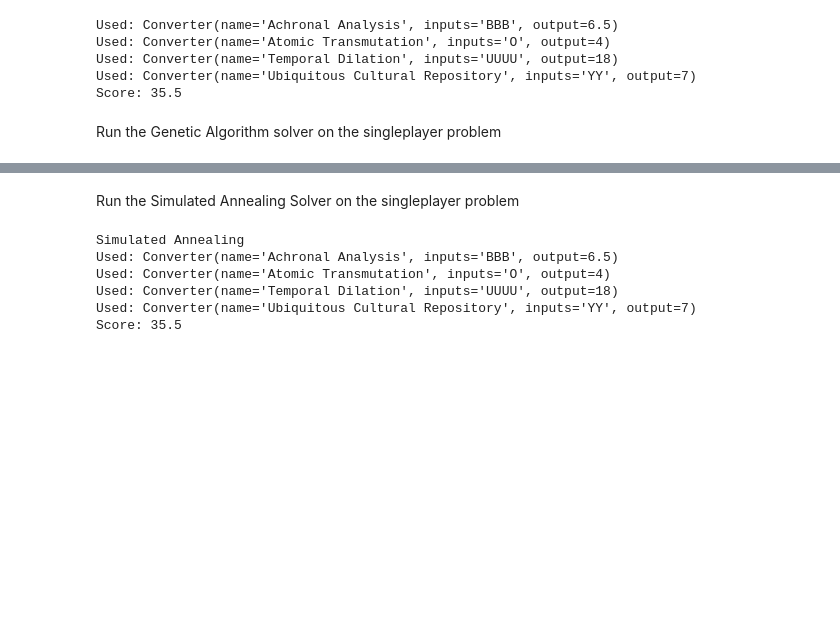
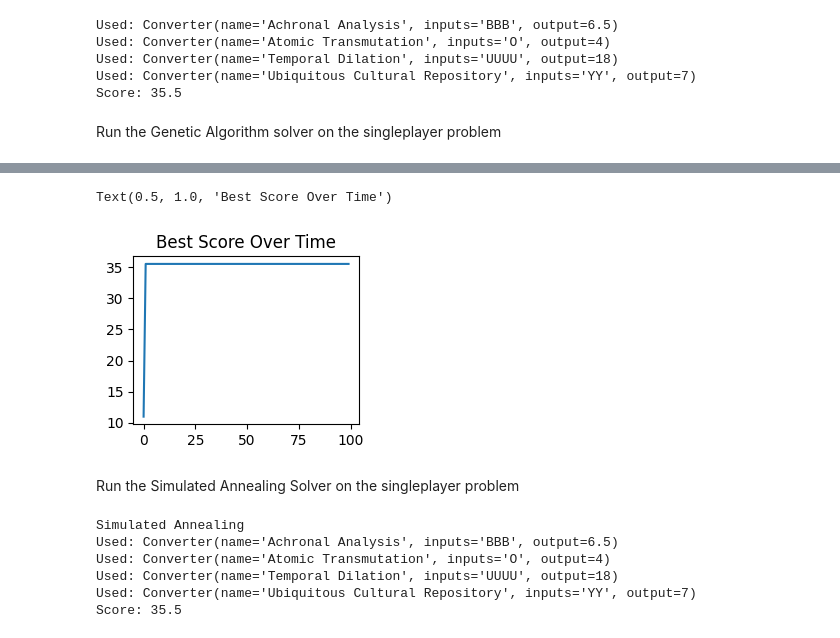
Before and after one commit to Thomas-Neill/169_final_project, a Jupyter notebook: demo.ipynb, the cells around one changed output, grey strips where cells are left out. Saved outputs shown, nothing was run; the diff lists cells and outputs as text; code cells hidden in the pictures; blank space fills up the shorter version.

```diff
--- a/demo.ipynb
+++ b/demo.ipynb
@@ -98,3 +87,11 @@ plt.show()
+# %%
+# plot best score over time
+plt.subplot(2, 2, 1)
+plt.plot([i for i in range(GA_MAX_ITERS)], ga_sp_stats["best_score_over_time"])
+plt.title("Best Score Over Time")
+# %% [output]
+Text(0.5, 1.0, 'Best Score Over Time')
+[figure, added]
 # %% [markdown]
 Run the Simulated Annealing Solver on the singleplayer problem
 # %%
```
Also changed, not shown: parts of 8 cells of this notebook.
